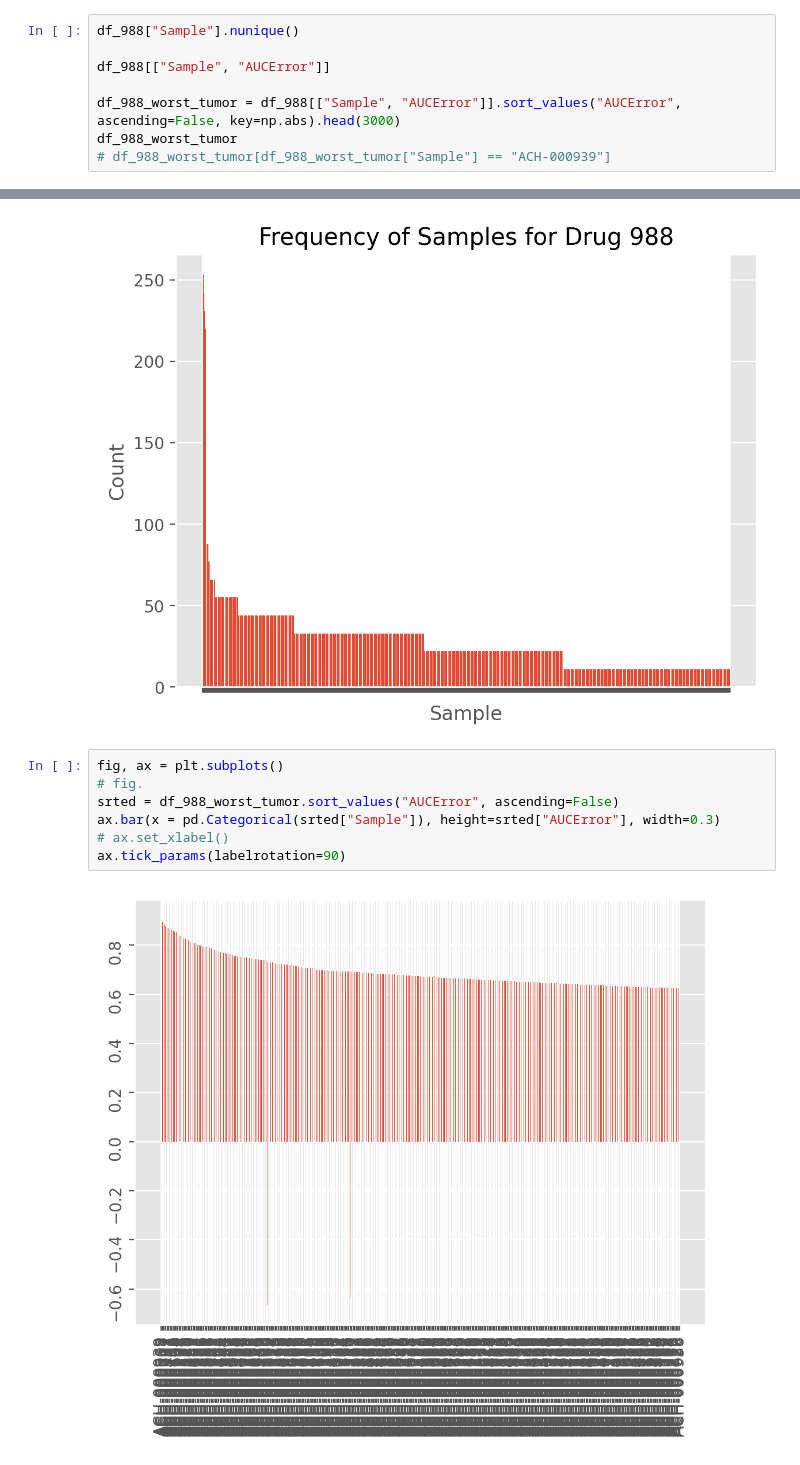
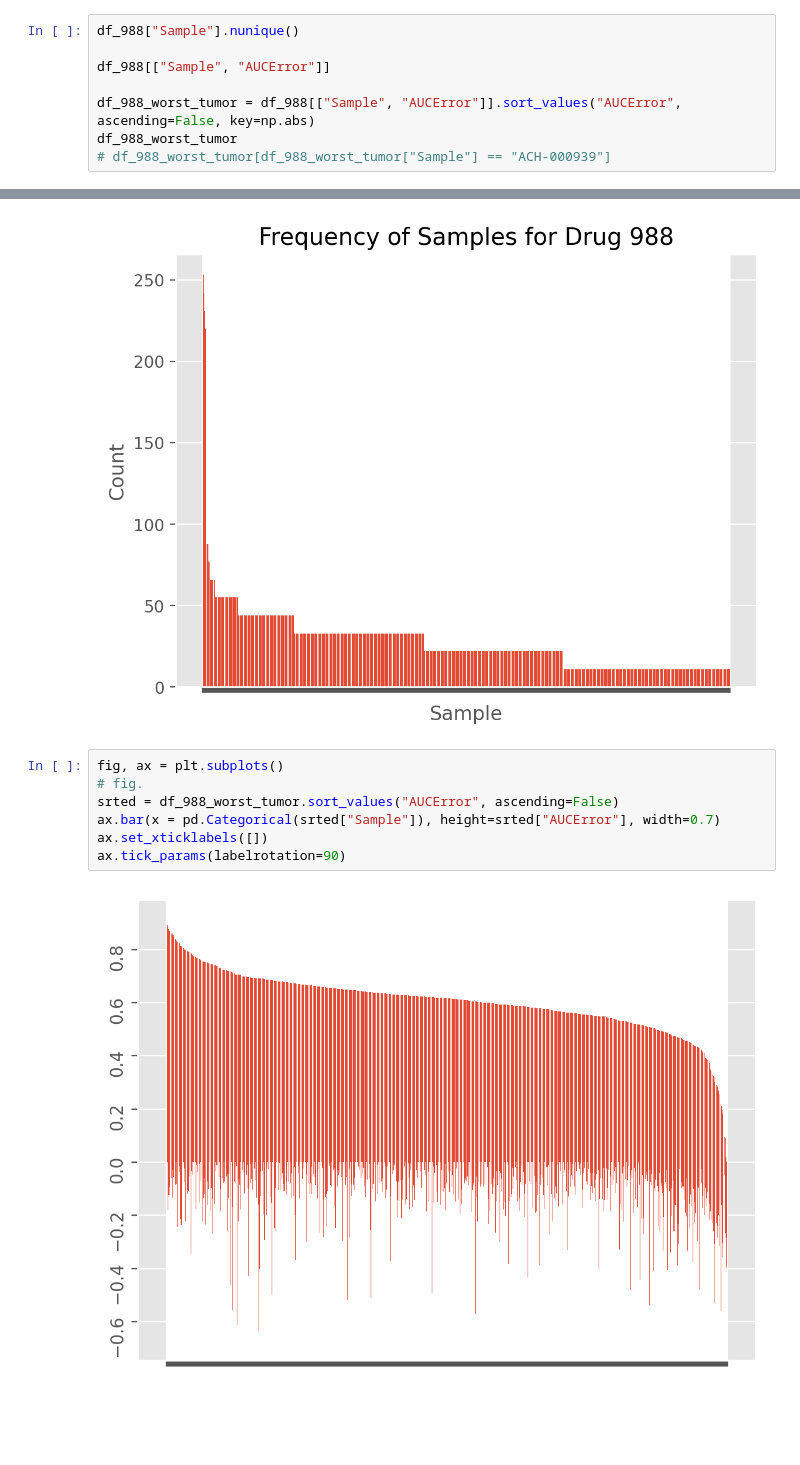
Before and after one commit to jakegwinn/argonne, a Jupyter notebook: data_analysis.ipynb, the cells around one changed output, grey strips where cells are left out. Drawn from its saved outputs; the diff is of its cells as text; blank space fills up the shorter version.

```diff
--- a/data_analysis.ipynb
+++ b/data_analysis.ipynb
@@ -1697,7 +1697,7 @@ df_988["Sample"].nunique()
 
 df_988[["Sample", "AUCError"]]
 
-df_988_worst_tumor = df_988[["Sample", "AUCError"]].sort_values("AUCError", ascending=False, key=np.abs).head(3000)
+df_988_worst_tumor = df_988[["Sample", "AUCError"]].sort_values("AUCError", ascending=False, key=np.abs)
 df_988_worst_tumor
 # df_988_worst_tumor[df_988_worst_tumor["Sample"] == "ACH-000939"]
 # %% [output]
@@ -1729,9 +1729,9 @@ Text(0.5, 1.0, 'Frequency of Samples for Drug 988')
 # %%
 fig, ax = plt.subplots()
 # fig.
 srted = df_988_worst_tumor.sort_values("AUCError", ascending=False)
-ax.bar(x = pd.Categorical(srted["Sample"]), height=srted["AUCError"], width=0.3)
-# ax.set_xlabel()
+ax.bar(x = pd.Categorical(srted["Sample"]), height=srted["AUCError"], width=0.7)
+ax.set_xticklabels([])
 ax.tick_params(labelrotation=90)
 # %% [output]
-[figure, old version]
+[figure, new version]
```
Also changed, not shown: parts of 12 cells of this notebook.
